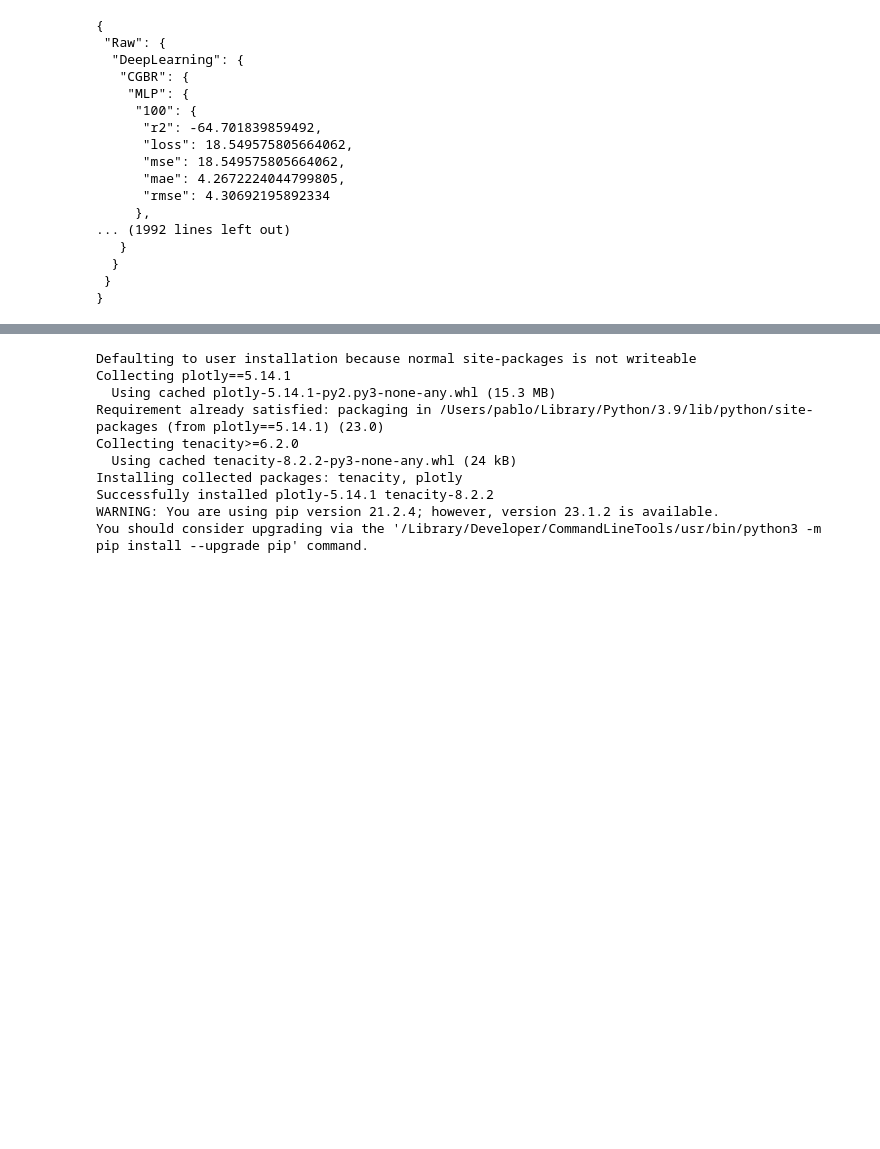
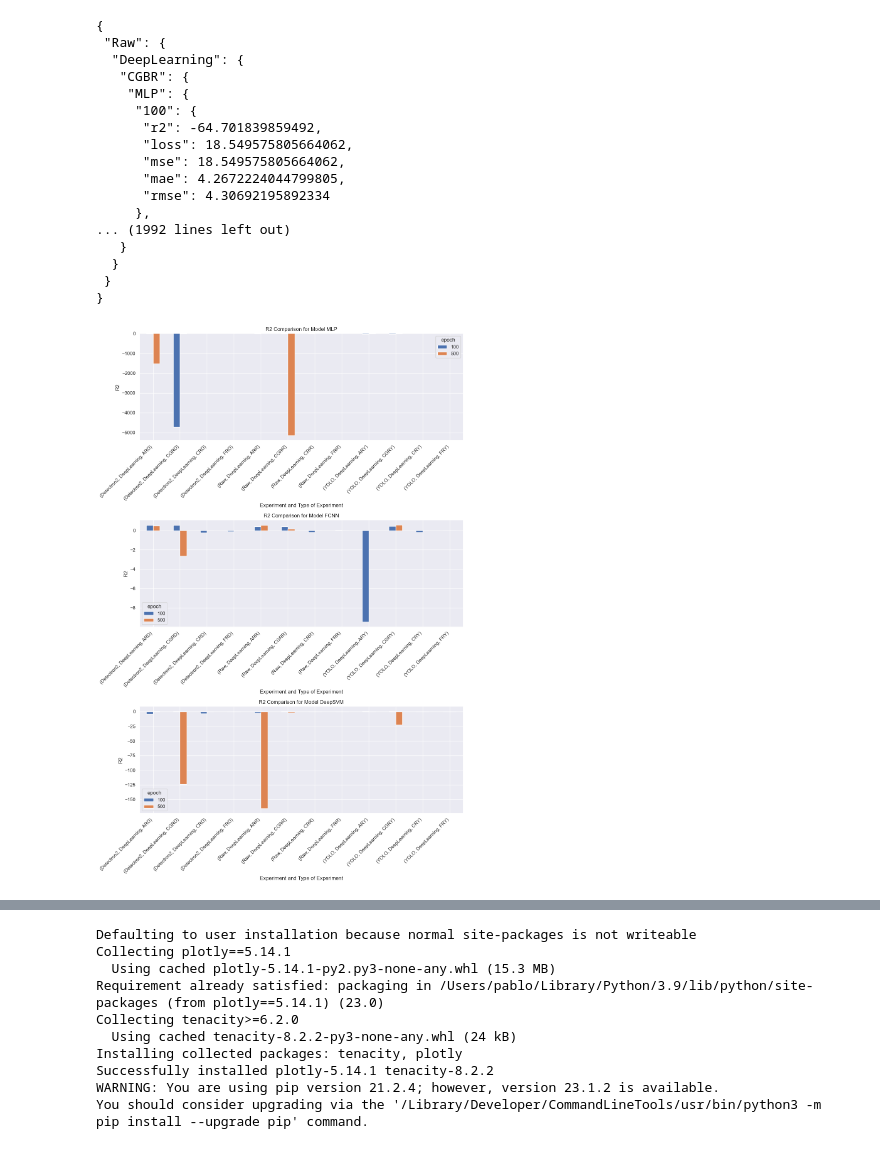
Before and after one commit to pcruiher08/ImageFeatures, a Jupyter notebook: Experiments/Graphs.ipynb, the cells around one changed output, grey strips where cells are left out. Saved outputs shown, nothing was run; the diff lists cells and outputs as text; code cells hidden in the pictures; blank space fills up the shorter version.

```diff
--- a/Experiments/Graphs.ipynb
+++ b/Experiments/Graphs.ipynb
@@ -38,0 +143,4 @@ print(json.dumps(resultsML, indent=1))
+# %%
+plot_r2_barplot2(resultsDL, 'R')
+# %% [output]
+[figure, added]
```
Also changed, not shown: parts of 7 cells of this notebook, 2 other files.
